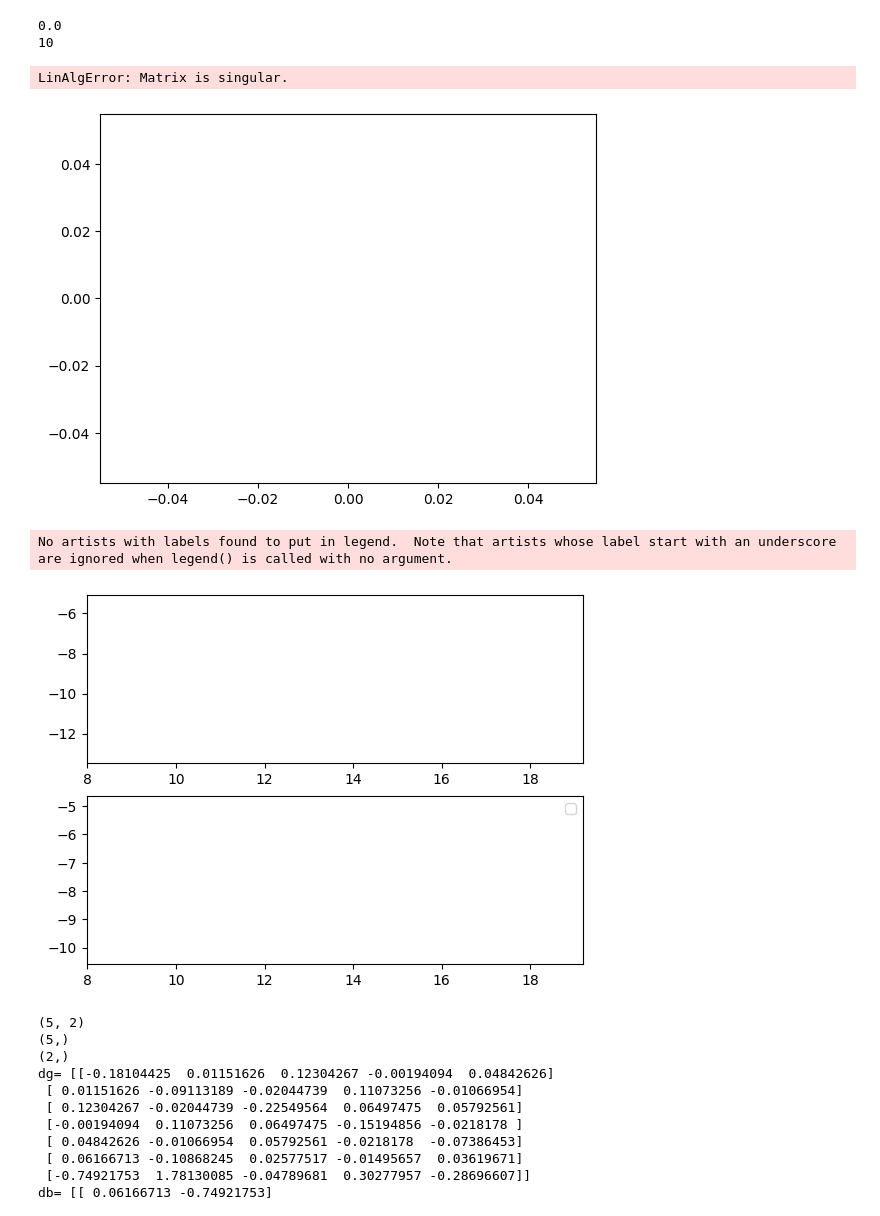
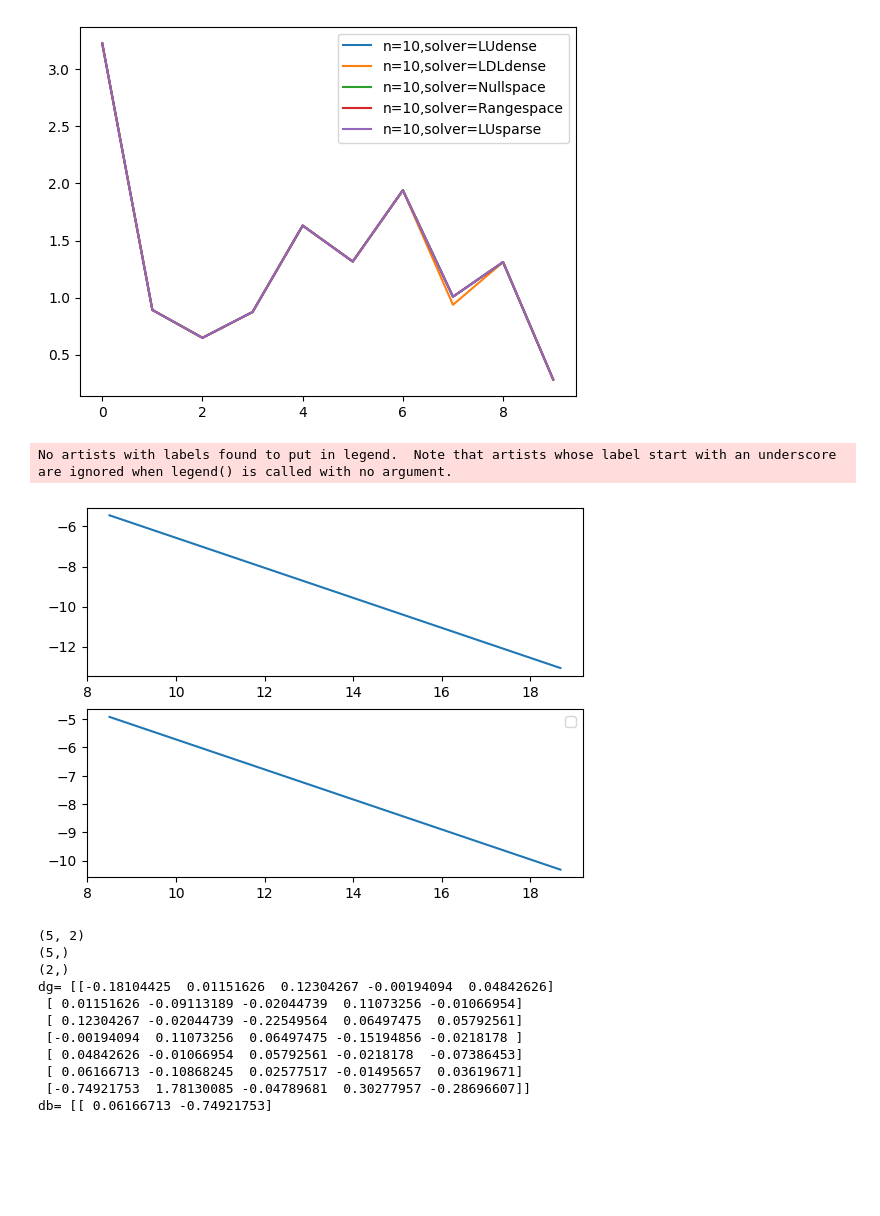
Before and after one commit to MarcusKNielsen/ConOpti, a Jupyter notebook: Algorithms/QP/main_solvers.ipynb, the cells around one changed output. Cells and saved outputs as stored; diff of their text form; code cells hidden in the pictures; blank space fills up the shorter version.

```diff
--- a/Algorithms/QP/main_solvers.ipynb
+++ b/Algorithms/QP/main_solvers.ipynb
@@ -16,7 +16,6 @@ for i in n:
     # Current problem given current n
     H, g, A, b, x_star,lamb_star,lenrhs = constructQP(i,alpha)
 
-    print(i)
     # Computing solution from all solvers
     for solver in solvers:
 
@@ -31,10 +30,7 @@ plt.show()
 
 # Hvad sker der for at KKT matricen bliver singular??
 # %% [output]
-0.0
-10
-LinAlgError: Matrix is singular.
-[figure, old version]
+[figure, new version]
 # %%
 H = np.array([
     [5.0000, 1.8600, 1.2400, 1.4800, -0.4600],
@@ -49,43 +45,43 @@ A = np.array([
     [15.7000, 1.0000],
     [10.0200, 1.0000],
     [18.6800, 1.0000]
 ])
 g = np.array([
     -16.1000,
     -8.5000,
     -15.7000,
     -10.0200,
     -18.6800])
 
 def b_vec(val):
     b = np.array([15,val])
     return b
 
 b_values = np.linspace(8.5,18.68,100)
 
 fig, (ax1, ax2) = plt.subplots(2, 1)
 
-x_sol = []
-lam_sol = []
+n,m = A.shape
 
-for val in b_values:
+x_sol = np.zeros([len(b_values),n])
+lam_sol = np.zeros([len(b_values),m])
+
+for i,val in enumerate(b_values):
 
     x,lam = EqualityQPSolver(H,g,A,b_vec(val),"LUdense")
+    x_sol[i,:] = x
+    lam_sol[i,:] = lam
 
-    x_sol.append(x)
-    lam_sol.append(lam)
-print(x_sol)
-#ax1.plot(b_values,x_sol)   #,label = f"x values for b={val}")
-#ax2.plot(b_values,lam_sol) #,label=f"lambda values for b={val}")
-
+ax1.plot(b_values,x_sol[:,0])   #,label = f"x values for b={val}")
+ax2.plot(b_values,lam_sol[:,0]) #,label=f"lambda values for b={val}")
 
 plt.legend()
 plt.show()
 
 # Hvad skal x aksen være ??
 # %% [output]
 No artists with labels found to put in legend.  Note that artists whose label start with an underscore are ignored when legend() is called with no argument.
-[figure, old version]
+[figure, new version]
 # %%
 resg,resb = sensitivity(H,A)
 print(A.shape)
```
Also changed, not shown: 1 other file.
